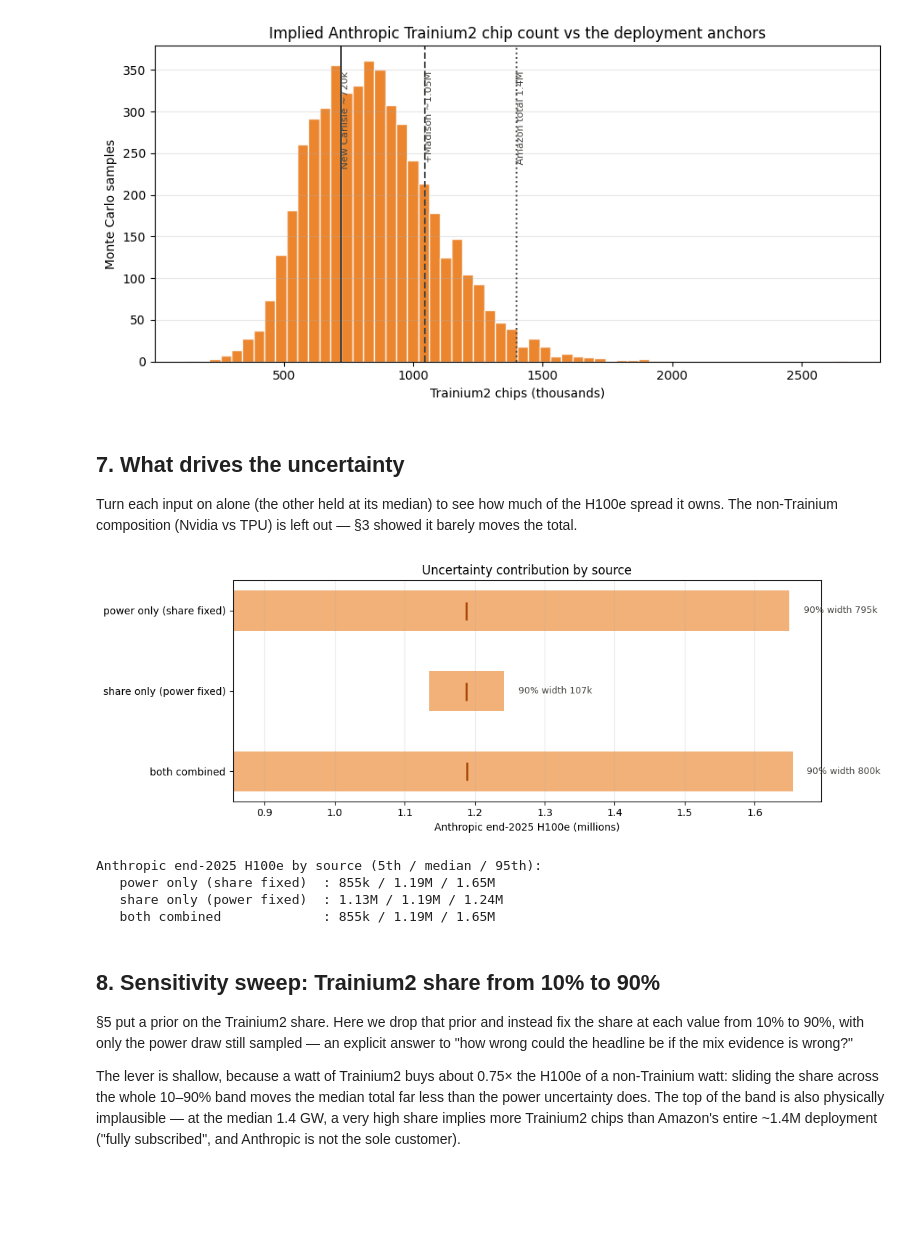
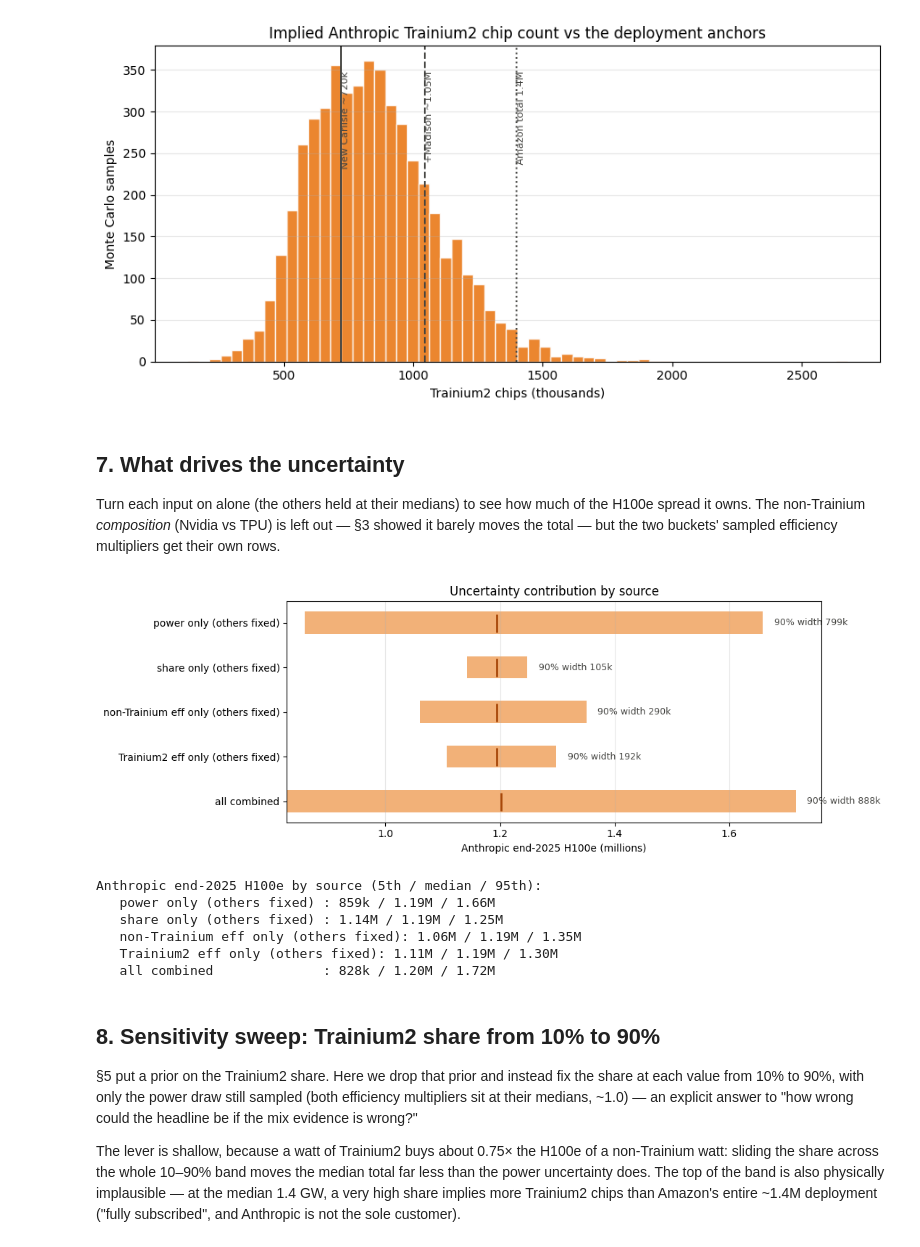
Before and after one commit to epoch-research/ai-compute-users, a Jupyter notebook: notebooks/anthropic_power_2025.ipynb, the cells around one changed output. Drawn from its saved outputs; the diff is of its cells as text; code cells hidden in the pictures; blank space fills up the shorter version.

```diff
--- a/notebooks/anthropic_power_2025.ipynb
+++ b/notebooks/anthropic_power_2025.ipynb
@@ -326,10 +349,12 @@ subscribed") remains a hard ceiling on the implied chip count — Anthropic is t
 dominant but not sole customer — and §6 checks the prior against it. Share and
 power are sampled independently (scale and mix are largely separate questions).
 # %%
-def anthropic_h100e(total_power_mw, trainium_share):
-    """Total H100e for a power draw and a Trainium2 power share (either may be an
-    array of samples; the other broadcasts)."""
-    blended_per_mw = trainium_share * trainium2_per_mw + (1 - trainium_share) * nontrainium_per_mw
+def anthropic_h100e(total_power_mw, trainium_share, nontrainium_eff=1.0, trainium_eff=1.0):
+    """Total H100e for a power draw, a Trainium2 power share, and efficiency
+    multipliers on the two buckets (any may be an array of samples; the others
+    broadcast). The multipliers default to their medians, ~1.0."""
+    blended_per_mw = (trainium_share * trainium2_per_mw * trainium_eff
+                      + (1 - trainium_share) * nontrainium_per_mw * nontrainium_eff)
     return total_power_mw * blended_per_mw
 
 
@@ -337,12 +362,25 @@ def anthropic_h100e(total_power_mw, trainium_share):
 trainium_share_prior = PARAMS['trainium_share']
 trainium_share = trainium_share_prior @ N_SAMPLES
 
-# Headline Monte Carlo: power and share vary together.
-anthropic_h100e_samples = anthropic_h100e(power_samples_mw, trainium_share)
+# Efficiency multiplier on the non-Trainium bucket (§3): restores the
+# fleet-efficiency uncertainty the point specs strip out.
+nontrainium_eff = PARAMS['nontrainium_eff'] @ N_SAMPLES
+
+# Efficiency multiplier on the Trainium2 bucket (§3): its ~870 W per chip is an
+# estimated TDP times an Nvidia-derived overhead, both uncertain.
+trainium_eff = PARAMS['trainium_eff'] @ N_SAMPLES
+
+# Headline Monte Carlo: power, share, and both bucket efficiencies vary together.
+anthropic_h100e_samples = anthropic_h100e(power_samples_mw, trainium_share,
+                                          nontrainium_eff, trainium_eff)
 
 s_lo, s_mid, s_hi = percentiles(trainium_share)
+e_lo, e_mid, e_hi = percentiles(nontrainium_eff)
+t_lo, t_mid, t_hi = percentiles(trainium_eff)
 h_lo, h_mid, h_hi = percentiles(anthropic_h100e_samples)
 print(f'Trainium2 share prior (5th / median / 95th): {s_lo:.0%} / {s_mid:.0%} / {s_hi:.0%}')
+print(f'non-Trainium efficiency multiplier (5th / median / 95th): {e_lo:.2f} / {e_mid:.2f} / {e_hi:.2f}')
+print(f'Trainium2 efficiency multiplier (5th / median / 95th): {t_lo:.2f} / {t_mid:.2f} / {t_hi:.2f}')
 print(f'Anthropic end-2025 H100e (5th / median / 95th): {fmt(h_lo)} / {fmt(h_mid)} / {fmt(h_hi)}')
 # %% [output]
 Trainium2 share prior (5th / median / 95th): 35% / 52% / 70%
@@ -417,49 +457,58 @@ Implied Anthropic Trainium2 chips (5th / median / 95th): 498k / 826k / 1.27M
 # %% [markdown]
 ## 7. What drives the uncertainty
 
-Turn each input on alone (the other held at its median) to see how much of the
-H100e spread it owns. The non-Trainium composition (Nvidia vs TPU) is left out —
-§3 showed it barely moves the total.
+Turn each input on alone (the others held at their medians) to see how much of
+the H100e spread it owns. The non-Trainium *composition* (Nvidia vs TPU) is left
+out — §3 showed it barely moves the total — but the two buckets' sampled
+efficiency multipliers get their own rows.
 # %%
 share_median = float(np.median(trainium_share))
 power_median_mw = float(np.median(power_samples_mw))
+eff_median = float(np.median(nontrainium_eff))
+
+t_eff_median = float(np.median(trainium_eff))
 
 decomposition = {
-    'power only (share fixed)': anthropic_h100e(power_samples_mw, share_median),
-    'share only (power fixed)': anthropic_h100e(power_median_mw, trainium_share),
-    'both combined': anthropic_h100e_samples,
+    'power only (others fixed)': anthropic_h100e(power_samples_mw, share_median, eff_median, t_eff_median),
+    'share only (others fixed)': anthropic_h100e(power_median_mw, trainium_share, eff_median, t_eff_median),
+    'non-Trainium eff only (others fixed)': anthropic_h100e(power_median_mw, share_median, nontrainium_eff, t_eff_median),
+    'Trainium2 eff only (others fixed)': anthropic_h100e(power_median_mw, share_median, eff_median, trainium_eff),
+    'all combined': anthropic_h100e_samples,
 }
 
 fig, ax = plt.subplots(figsize=(11, 4))
 for row, (name, samples) in enumerate(decomposition.items()):
     lo, mid, hi = percentiles(samples)
     ax.barh(row, (hi - lo) / 1e6, left=lo / 1e6, color='#e8710a', alpha=0.55, height=0.5)
     ax.plot(mid / 1e6, row, marker='|', color='#a8480a', markersize=18, markeredgewidth=2)
     ax.text((hi + 20000) / 1e6, row, f'90% width {fmt(hi - lo)}', va='center', fontsize=9, color='#444441')
 ax.set_yticks(range(len(decomposition)))
 ax.set_yticklabels(list(decomposition))
 ax.invert_yaxis()
 ax.set_xlabel('Anthropic end-2025 H100e (millions)')
 ax.set_title('Uncertainty contribution by source', fontsize=12)
 ax.grid(True, alpha=0.3, axis='x')
 plt.tight_layout()
 plt.show()
 
 print('Anthropic end-2025 H100e by source (5th / median / 95th):')
 for name, samples in decomposition.items():
     lo, mid, hi = percentiles(samples)
     print(f'   {name:26s}: {fmt(lo)} / {fmt(mid)} / {fmt(hi)}')
 # %% [output]
-[figure, old version]
+[figure, new version]
 Anthropic end-2025 H100e by source (5th / median / 95th):
-   power only (share fixed)  : 855k / 1.19M / 1.65M
-   share only (power fixed)  : 1.13M / 1.19M / 1.24M
-   both combined             : 855k / 1.19M / 1.65M
+   power only (others fixed) : 859k / 1.19M / 1.66M
+   share only (others fixed) : 1.14M / 1.19M / 1.25M
+   non-Trainium eff only (others fixed): 1.06M / 1.19M / 1.35M
+   Trainium2 eff only (others fixed): 1.11M / 1.19M / 1.30M
+   all combined              : 828k / 1.20M / 1.72M
 # %% [markdown]
 ## 8. Sensitivity sweep: Trainium2 share from 10% to 90%
 
 §5 put a prior on the Trainium2 share. Here we drop that prior and instead fix
-the share at each value from 10% to 90%, with only the power draw still sampled —
+the share at each value from 10% to 90%, with only the power draw still sampled
+(both efficiency multipliers sit at their medians, ~1.0) —
 an explicit answer to "how wrong could the headline be if the mix evidence is
 wrong?"
 
```
Also changed, not shown: parts of 7 cells of this notebook, 13 other files.
